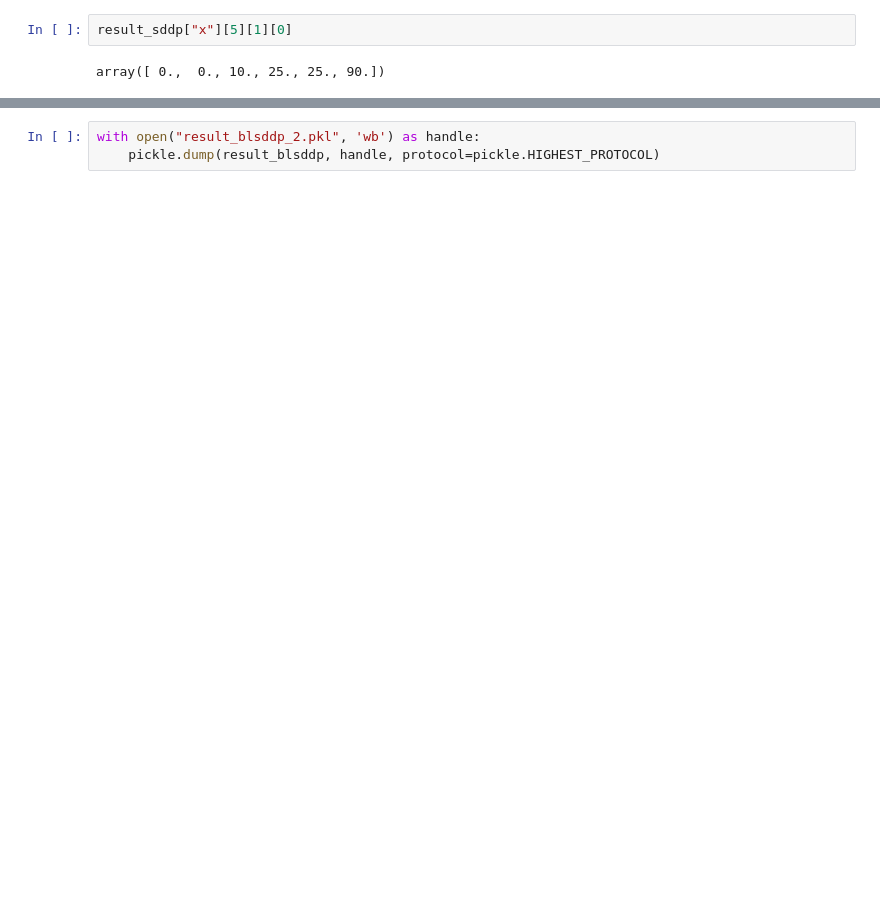
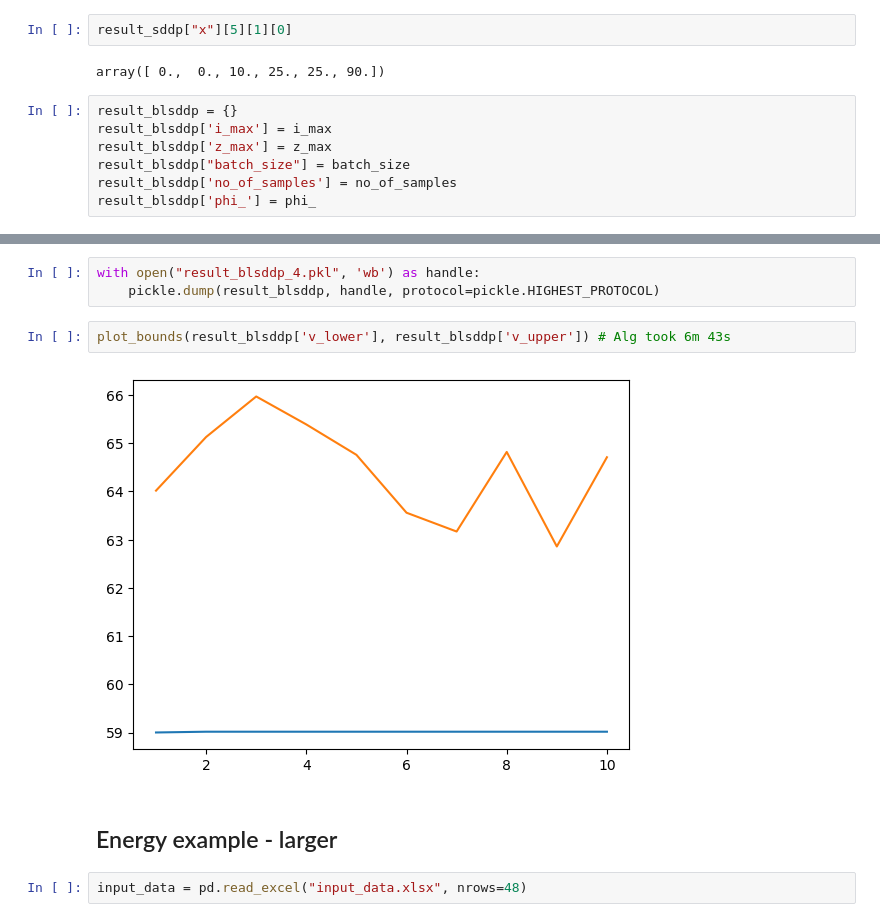
Before and after one commit to maxvolk/sddp, a Jupyter notebook: SDDP.ipynb, the cells around one changed output, grey strips where cells are left out. Cells and saved outputs as stored; diff of their text form; blank space fills up the shorter version.

```diff
--- a/SDDP.ipynb
+++ b/SDDP.ipynb
@@ -714,4 +1111,11 @@ with open("result_sddp_2.pkl", 'wb') as handle:
 result_sddp["x"][5][1][0]
 # %% [output]
 array([ 0.,  0., 10., 25., 25., 90.])
+# %%
+result_blsddp = {}
+result_blsddp['i_max'] = i_max
+result_blsddp['z_max'] = z_max
+result_blsddp["batch_size"] = batch_size
+result_blsddp['no_of_samples'] = no_of_samples
+result_blsddp['phi_'] = phi_
 # %%
@@ -746,3 +1149,11 @@ array([ 9.99963346,  0.        , 19.99963346, 15.00036654, 25.        ,
 # %%
-with open("result_blsddp_2.pkl", 'wb') as handle:
+with open("result_blsddp_4.pkl", 'wb') as handle:
     pickle.dump(result_blsddp, handle, protocol=pickle.HIGHEST_PROTOCOL)
+# %%
+plot_bounds(result_blsddp['v_lower'], result_blsddp['v_upper']) # Alg took 6m 43s
+# %% [output]
+[figure, added]
+# %% [markdown]
+## Energy example - larger
+# %%
+input_data = pd.read_excel("input_data.xlsx", nrows=48)
```
Also changed, not shown: parts of 48 cells of this notebook.
